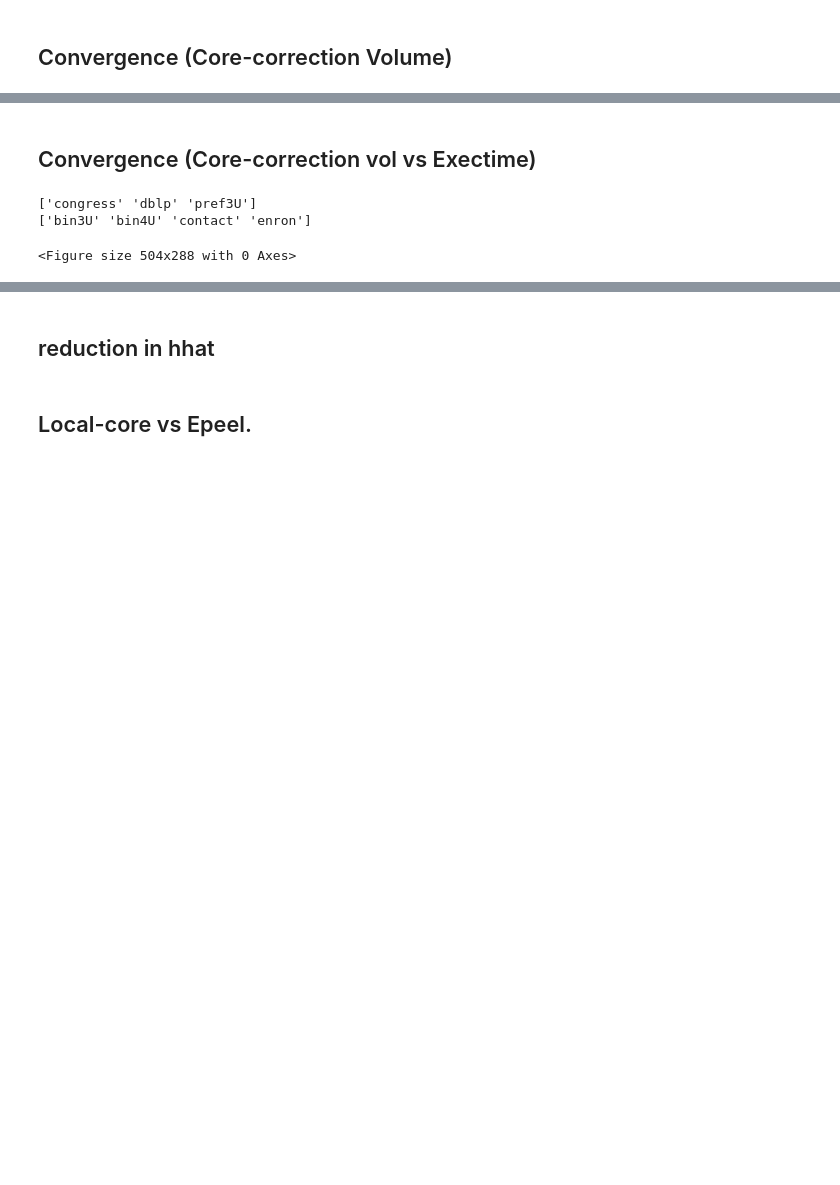
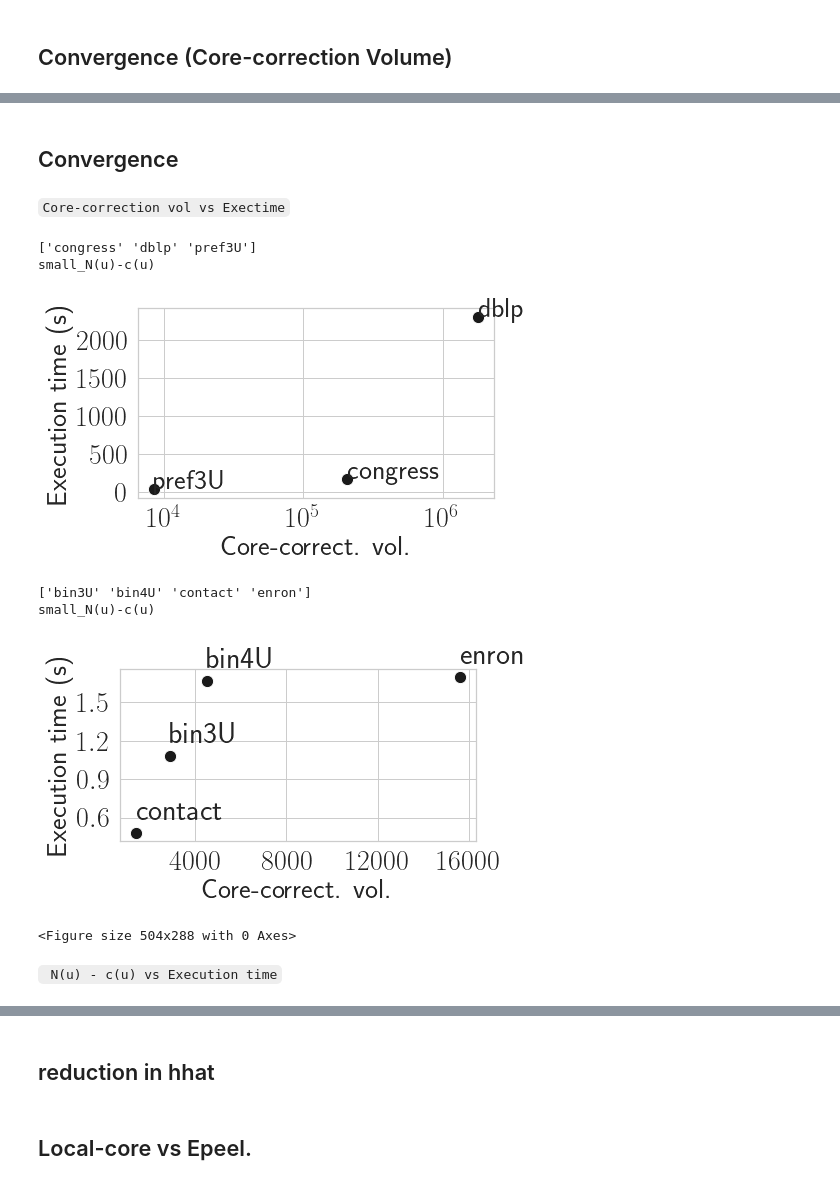
Before and after one commit to bishwamittra/scripts_hg-core-decomposition, a Jupyter notebook: read_output(naheed).ipynb, the cells around one changed output, grey strips where cells are left out. Saved outputs shown, nothing was run; the diff lists cells and outputs as text; code cells hidden in the pictures; blank space fills up the shorter version.

```diff
--- a/read_output(naheed).ipynb
+++ b/read_output(naheed).ipynb
@@ -752,0 +770,6 @@ plt.clf()
+# %%
+output_folder2 = '/Users/nus/hg-core-decomposition/data/output/server/'
+# output_folder2 = '/Users/nus/hg-core-decomposition/run_par/mpi/data/output/'
+df6 = pd.read_csv(output_folder2+"result_analysis.csv", header = None)
+df6.columns = ['algo', 'core', 'core_correction_volume', 'dataset', 'execution time', 'init_nbrsize', 'reduction_in_hhat', 'sum_core_correction_volume', 'tau']
+print(df6.head())
@@ -752,0 +785,11 @@ plt.clf()
+# %%
+_dd = {'dataset': [], 'N(u)-c(u)':[]}
+for key, row in df6[['dataset','core','init_nbrsize']].iterrows():
+    sum = 0
+    core = literal_eval(row['core'])
+    nbr_len = literal_eval(row['init_nbrsize'])
+    for k in core:
+        sum += (nbr_len[k]-core[k])
+    _dd['N(u)-c(u)'].append(sum)
+    _dd['dataset'].append(row['dataset'])
+print(_dd)
@@ -753,6 +907,8 @@ plt.clf()
+# %% [markdown]
+Convergence
+-------
 # %% [markdown]
-Convergence (Core-correction vol vs Exectime)
--------
+`Core-correction vol vs Exectime`
 # %%
 import matplotlib.pyplot as plt
 import seaborn as sns
@@ -762,7 +918,7 @@ sns.set(rc={'figure.figsize':(7,4)})
 sns.set_style("whitegrid", {'axes.grid' : True})
 
 
-save = True
+save = False
 
 
 good_name = {
@@ -874,32 +1030,38 @@ for key in xlabels:
     exec_mean.append(_em.loc[key])
     cv_mean.append(_cm.loc[key])
 
 print(xlabels)
 ax = sns.scatterplot(x = cv_mean, y = exec_mean,  marker='o', color = 'k', s = scatterplotBall)
 # ax.yaxis.set_major_locator(MaxNLocator(5))
 plt.xlabel(good_name[x_axis], fontsize=fontsize)
 plt.ylabel(good_name[y_axis], fontsize=fontsize)
 plt.xticks(fontsize=fontsize)
 plt.yticks(fontsize=fontsize)
 
 i = 0
 for x,y in zip(cv_mean, exec_mean):
     plt.text(x+0.01, y+0.1, xlabels[i], fontsize=fontsize+2)
     i+=1
 # plt.legend(loc = 'best', fontsize=fontsize)
 # plt.xscale("log")
 ax.xaxis.set_major_locator(MaxNLocator(5))
 ax.yaxis.set_major_locator(MaxNLocator(5))
 plt.xticks(fontsize=fontsize)
 plt.yticks(fontsize=fontsize)
 plt.tight_layout()
 if(save):
     plt.savefig("results_final/fig/small_localcore_exec.pdf")
 else:
     print(filename)
     plt.show()
 plt.clf()
 # %% [output]
 ['congress' 'dblp' 'pref3U']
-['bin3U' 'bin4U' 'contact' 'enron']
+small_N(u)-c(u)
+[figure, added]
-<Figure size 504x288 with 0 Axes>
+['bin3U' 'bin4U' 'contact' 'enron']
+small_N(u)-c(u)
+[figure, added]
+<Figure size 504x288 with 0 Axes>
+# %% [markdown]
+` N(u) - c(u) vs Execution time`
```
Also changed, not shown: parts of 12 cells of this notebook, 3 other files.
